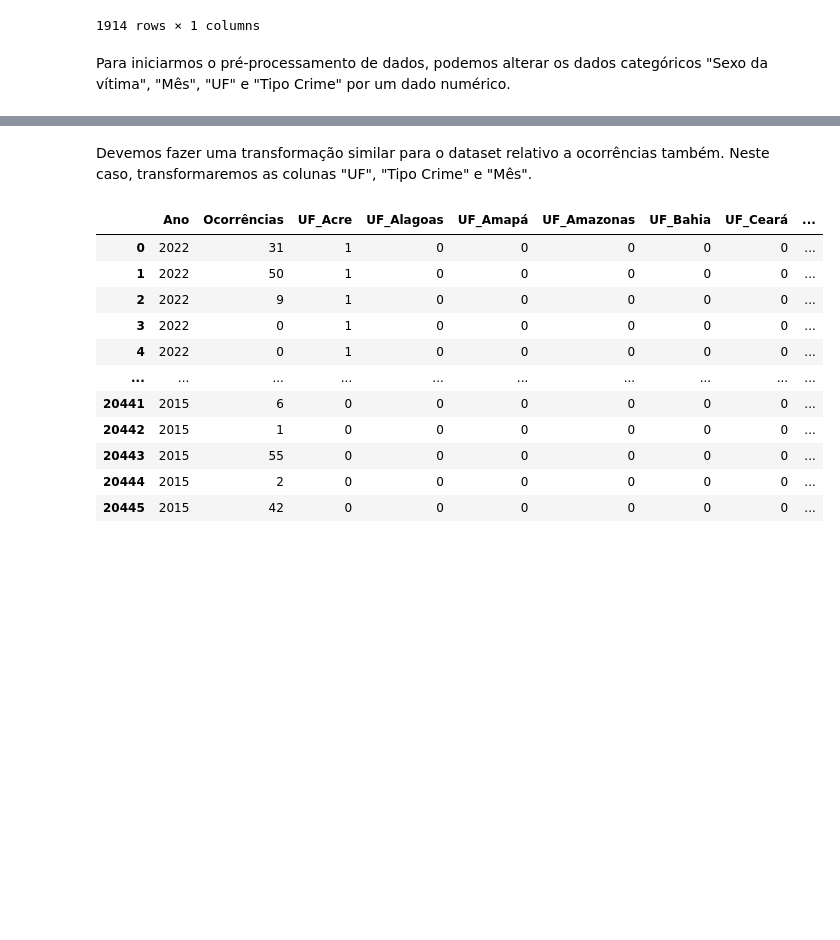
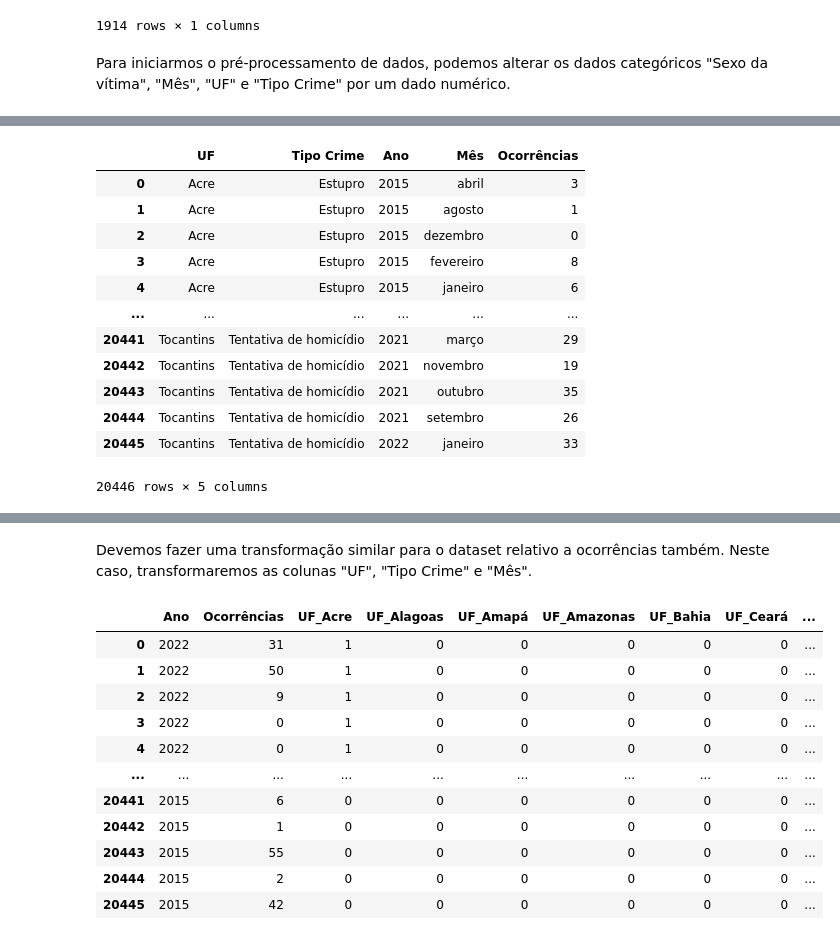
Before and after one commit to joaopedromendonca/Trabalho-pratico-ML, a Jupyter notebook: Copy_of_tp_clusterizacao_dados_criminais(1).ipynb, the cells around one changed output, grey strips where cells are left out. Drawn from its saved outputs; the diff is of its cells as text; code cells hidden in the pictures; blank space fills up the shorter version.

```diff
--- a/Copy_of_tp_clusterizacao_dados_criminais(1).ipynb
+++ b/Copy_of_tp_clusterizacao_dados_criminais(1).ipynb
@@ -116,0 +151,17 @@ Para iniciarmos o pré-processamento de dados, podemos alterar os dados categór
+# %%
+df_ocorrencias_uf_crime_ano_mes = pd.read_excel("arquivos_gerados_pentaho/Ocorrências_UF_crime_ano_mes.xlsx",sheet_name='Ocorrências')
+df_ocorrencias_uf_crime_ano_mes
+# %% [output]
+|  | UF | Tipo Crime | Ano | Mês | Ocorrências |
+| 0 | Acre | Estupro | 2015 | abril | 3 |
+| 1 | Acre | Estupro | 2015 | agosto | 1 |
+| 2 | Acre | Estupro | 2015 | dezembro | 0 |
+| 3 | Acre | Estupro | 2015 | fevereiro | 8 |
+| 4 | Acre | Estupro | 2015 | janeiro | 6 |
+| ... | ... | ... | ... | ... | ... |
+| 20441 | Tocantins | Tentativa de homicídio | 2021 | março | 29 |
+| 20442 | Tocantins | Tentativa de homicídio | 2021 | novembro | 19 |
+| 20443 | Tocantins | Tentativa de homicídio | 2021 | outubro | 35 |
+| 20444 | Tocantins | Tentativa de homicídio | 2021 | setembro | 26 |
+| 20445 | Tocantins | Tentativa de homicídio | 2022 | janeiro | 33 |
+20446 rows × 5 columns
```
Also changed, not shown: parts of 7 cells of this notebook.
